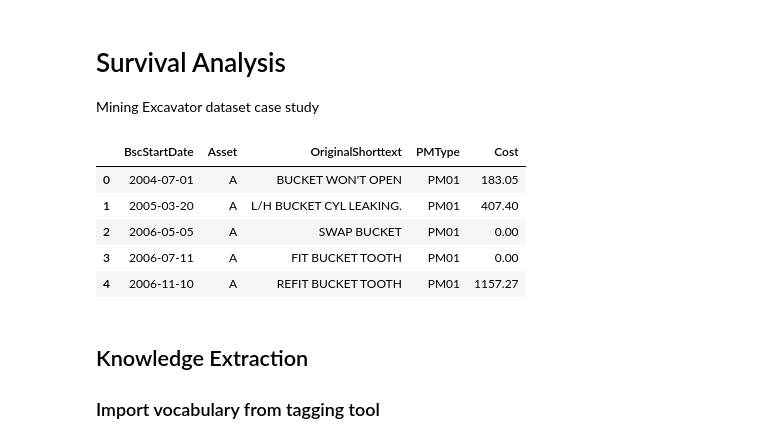
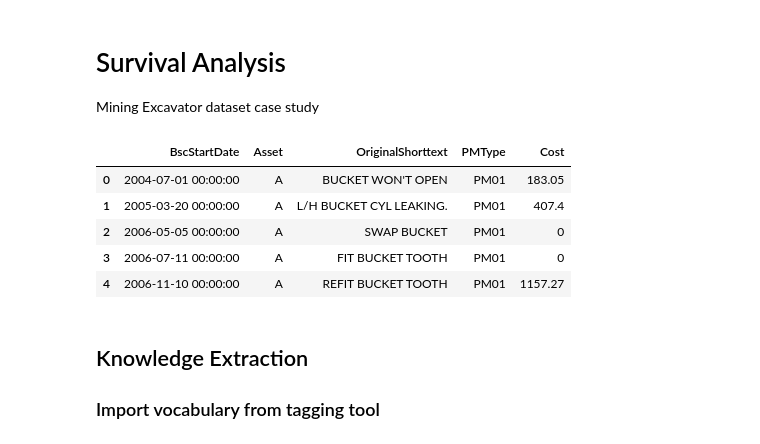
Before and after one commit to usnistgov/nestor-tmp2, a Jupyter notebook: docs/notebooks/survival-analysis.ipynb, the cells around one changed output. Drawn from its saved outputs; the diff is of its cells as text; code cells hidden in the pictures.

```diff
--- a/docs/notebooks/survival-analysis.ipynb
+++ b/docs/notebooks/survival-analysis.ipynb
@@ -28,14 +28,14 @@ def set_style():
 set_style()
 # %%
 df = dat.load_excavators()
-df.head()
+df.head().style
 # %% [output]
 |  | BscStartDate | Asset | OriginalShorttext | PMType | Cost |
-| 0 | 2004-07-01 | A | BUCKET WON'T OPEN | PM01 | 183.05 |
-| 1 | 2005-03-20 | A | L/H BUCKET CYL LEAKING. | PM01 | 407.40 |
-| 2 | 2006-05-05 | A | SWAP BUCKET | PM01 | 0.00 |
-| 3 | 2006-07-11 | A | FIT BUCKET TOOTH | PM01 | 0.00 |
-| 4 | 2006-11-10 | A | REFIT BUCKET TOOTH | PM01 | 1157.27 |
+| 0 | 2004-07-01 00:00:00 | A | BUCKET WON'T OPEN | PM01 | 183.05 |
+| 1 | 2005-03-20 00:00:00 | A | L/H BUCKET CYL LEAKING. | PM01 | 407.4 |
+| 2 | 2006-05-05 00:00:00 | A | SWAP BUCKET | PM01 | 0 |
+| 3 | 2006-07-11 00:00:00 | A | FIT BUCKET TOOTH | PM01 | 0 |
+| 4 | 2006-11-10 00:00:00 | A | REFIT BUCKET TOOTH | PM01 | 1157.27 |
 # %% [markdown]
 ## Knowledge Extraction
 ### Import vocabulary from tagging tool
```
Also changed, not shown: parts of 4 cells of this notebook, 34 other files.
